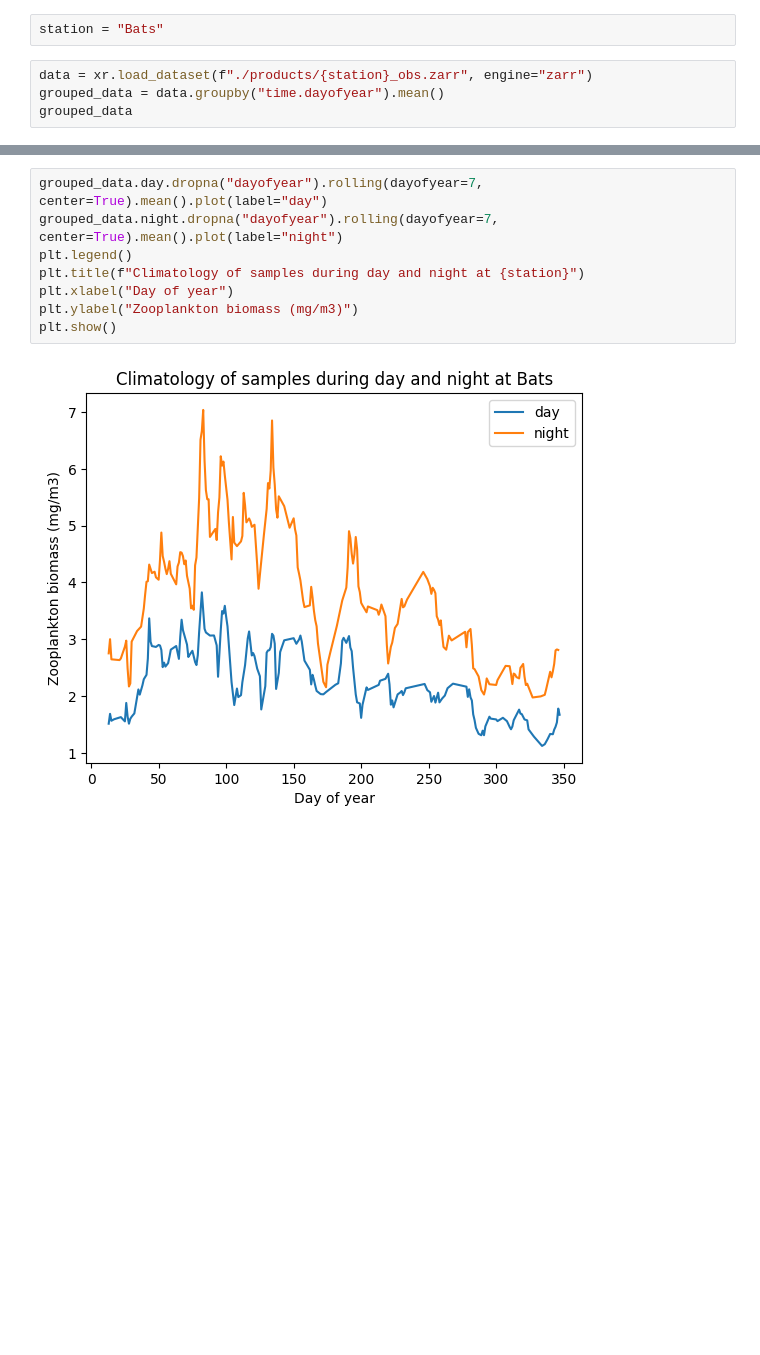
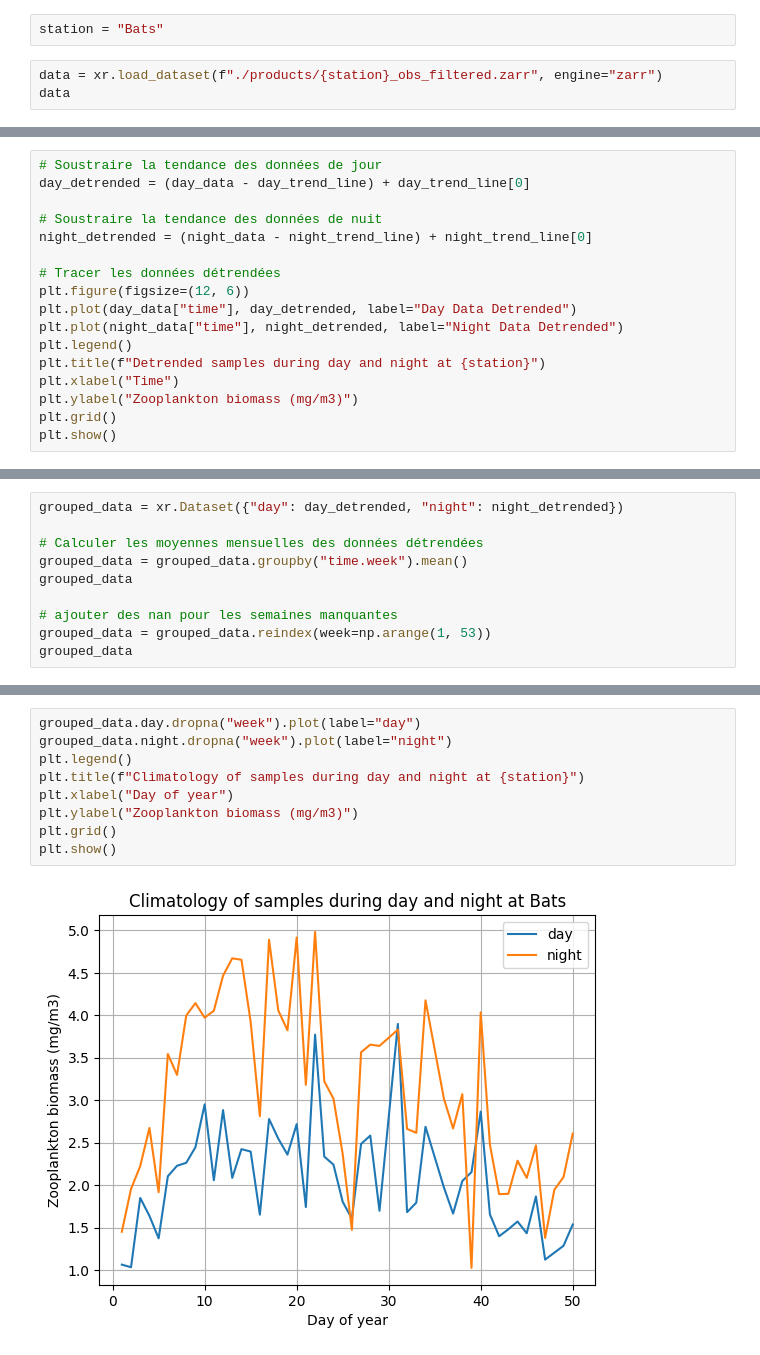
Before and after one commit to Ash12H/Seapopym-optimization, a Jupyter notebook: notebooks/1_data_processing/1_1_Forcing/1_1_7_1_climato_obs_bats.ipynb, the cells around one changed output, grey strips where cells are left out. Drawn from its saved outputs; the diff is of its cells as text; blank space fills up the shorter version.

Commit message:
data for LMTL + climato obs in BATS

```diff
--- a/notebooks/1_data_processing/1_1_Forcing/1_1_7_1_climato_obs_bats.ipynb
+++ b/notebooks/1_data_processing/1_1_Forcing/1_1_7_1_climato_obs_bats.ipynb
@@ -4,7 +8,6 @@ import xarray as xr
 # %%
 station = "Bats"
 # %%
-data = xr.load_dataset(f"./products/{station}_obs.zarr", engine="zarr")
-grouped_data = data.groupby("time.dayofyear").mean()
-grouped_data
+data = xr.load_dataset(f"./products/{station}_obs_filtered.zarr", engine="zarr")
+data
 # %% [output]
@@ -46,0 +98,17 @@ Smooth 7 days window
+# %%
+# Soustraire la tendance des données de jour
+day_detrended = (day_data - day_trend_line) + day_trend_line[0]
+
+# Soustraire la tendance des données de nuit
+night_detrended = (night_data - night_trend_line) + night_trend_line[0]
+
+# Tracer les données détrendées
+plt.figure(figsize=(12, 6))
+plt.plot(day_data["time"], day_detrended, label="Day Data Detrended")
+plt.plot(night_data["time"], night_detrended, label="Night Data Detrended")
+plt.legend()
+plt.title(f"Detrended samples during day and night at {station}")
+plt.xlabel("Time")
+plt.ylabel("Zooplankton biomass (mg/m3)")
+plt.grid()
+plt.show()
@@ -46,0 +119,10 @@ Smooth 7 days window
+# %%
+grouped_data = xr.Dataset({"day": day_detrended, "night": night_detrended})
+
+# Calculer les moyennes mensuelles des données détrendées
+grouped_data = grouped_data.groupby("time.week").mean()
+grouped_data
+
+# ajouter des nan pour les semaines manquantes
+grouped_data = grouped_data.reindex(week=np.arange(1, 53))
+grouped_data
@@ -47,10 +142,11 @@ Smooth 7 days window
 # %%
-grouped_data.day.dropna("dayofyear").rolling(dayofyear=7, center=True).mean().plot(label="day")
-grouped_data.night.dropna("dayofyear").rolling(dayofyear=7, center=True).mean().plot(label="night")
+grouped_data.day.dropna("week").plot(label="day")
+grouped_data.night.dropna("week").plot(label="night")
 plt.legend()
 plt.title(f"Climatology of samples during day and night at {station}")
 plt.xlabel("Day of year")
 plt.ylabel("Zooplankton biomass (mg/m3)")
+plt.grid()
 plt.show()
 # %% [output]
-[figure, old version]
+[figure, new version]
```
Also changed, not shown: parts of 25 cells of this notebook, 1 other file.
